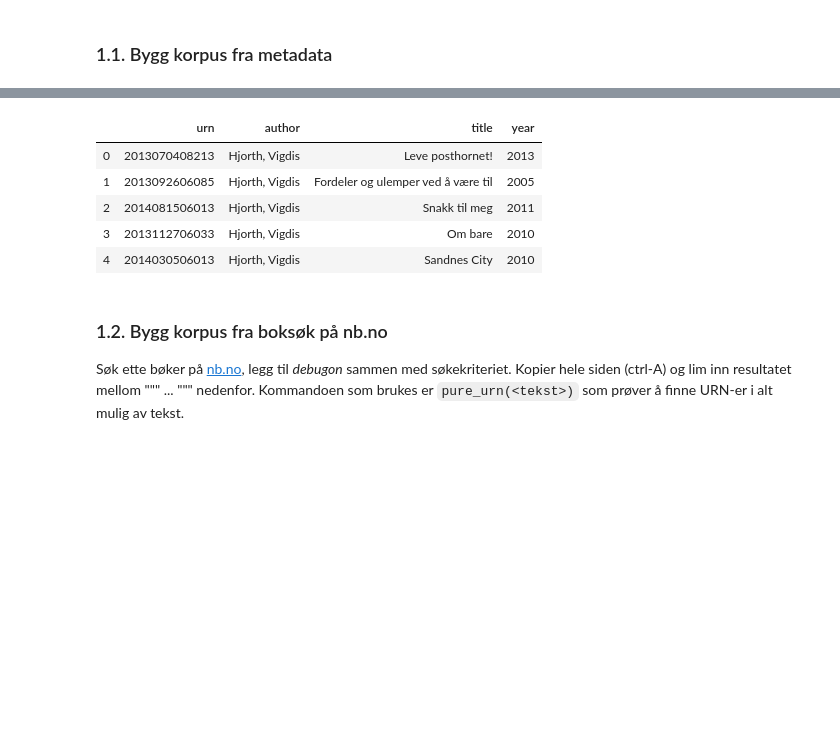
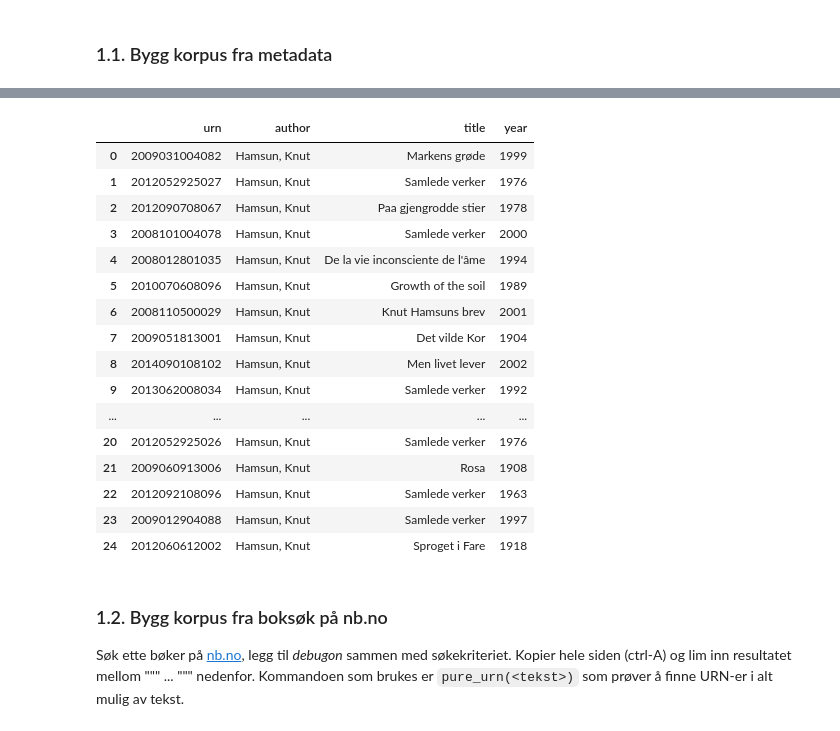
Before and after one commit to NationalLibraryOfNorway/digital_tekstanalyse, a Jupyter notebook: 1_Bygg_korpus.ipynb, the cells around one changed output, grey strips where cells are left out. Drawn from its saved outputs; the diff is of its cells as text; code cells hidden in the pictures; blank space fills up the shorter version.

```diff
--- a/1_Bygg_korpus.ipynb
+++ b/1_Bygg_korpus.ipynb
@@ -32,16 +32,27 @@ nb.book_corpus(ddk='9%', subject='fiske', limit=5)
 # %%
 # Bygg et korpus der forfatteren er Vigdis Hjorth
 
-nb.book_corpus(author='Hjorth%Vigdis%',limit=5)
+nb.book_corpus(author='Hamsun%Knut%',limit=25)
 
 # % brukes som trunkeringstegn inne i søket
 # %% [output]
 |  | urn | author | title | year |
-| 0 | 2013070408213 | Hjorth, Vigdis | Leve posthornet! | 2013 |
-| 1 | 2013092606085 | Hjorth, Vigdis | Fordeler og ulemper ved å være til | 2005 |
-| 2 | 2014081506013 | Hjorth, Vigdis | Snakk til meg | 2011 |
-| 3 | 2013112706033 | Hjorth, Vigdis | Om bare | 2010 |
-| 4 | 2014030506013 | Hjorth, Vigdis | Sandnes City | 2010 |
+| 0 | 2009031004082 | Hamsun, Knut | Markens grøde | 1999 |
+| 1 | 2012052925027 | Hamsun, Knut | Samlede verker | 1976 |
+| 2 | 2012090708067 | Hamsun, Knut | Paa gjengrodde stier | 1978 |
+| 3 | 2008101004078 | Hamsun, Knut | Samlede verker | 2000 |
+| 4 | 2008012801035 | Hamsun, Knut | De la vie inconsciente de l'âme | 1994 |
+| 5 | 2010070608096 | Hamsun, Knut | Growth of the soil | 1989 |
+| 6 | 2008110500029 | Hamsun, Knut | Knut Hamsuns brev | 2001 |
+| 7 | 2009051813001 | Hamsun, Knut | Det vilde Kor | 1904 |
+| 8 | 2014090108102 | Hamsun, Knut | Men livet lever | 2002 |
+| 9 | 2013062008034 | Hamsun, Knut | Samlede verker | 1992 |
+| ... | ... | ... | ... | ... |
+| 20 | 2012052925026 | Hamsun, Knut | Samlede verker | 1976 |
+| 21 | 2009060913006 | Hamsun, Knut | Rosa | 1908 |
+| 22 | 2012092108096 | Hamsun, Knut | Samlede verker | 1963 |
+| 23 | 2009012904088 | Hamsun, Knut | Samlede verker | 1997 |
+| 24 | 2012060612002 | Hamsun, Knut | Sproget i Fare | 1918 |
 # %% [markdown]
 ### 1.2. Bygg korpus fra boksøk på nb.no
 
```
Also changed, not shown: parts of 1 cell of this notebook.
